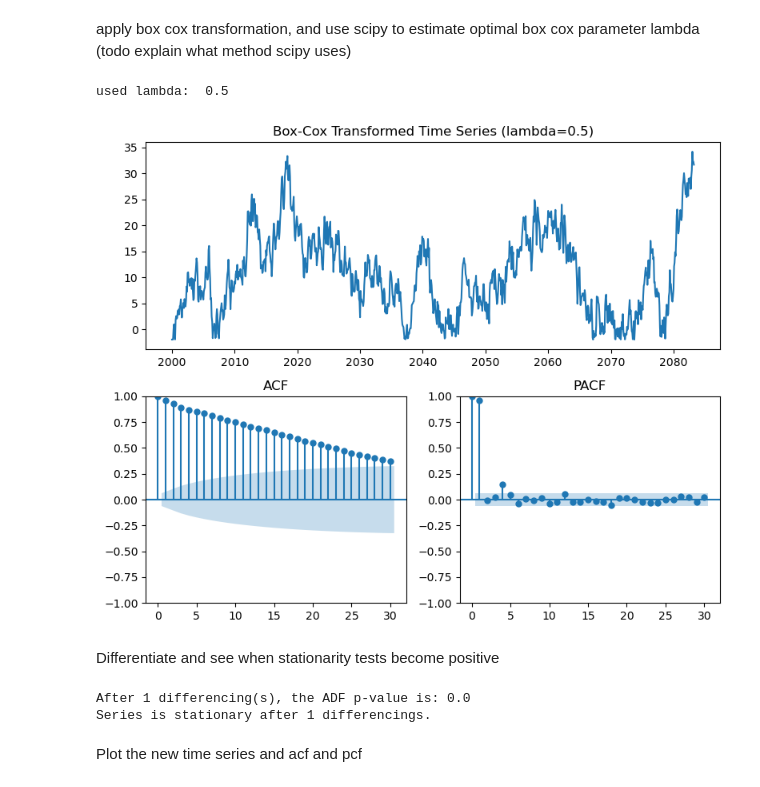
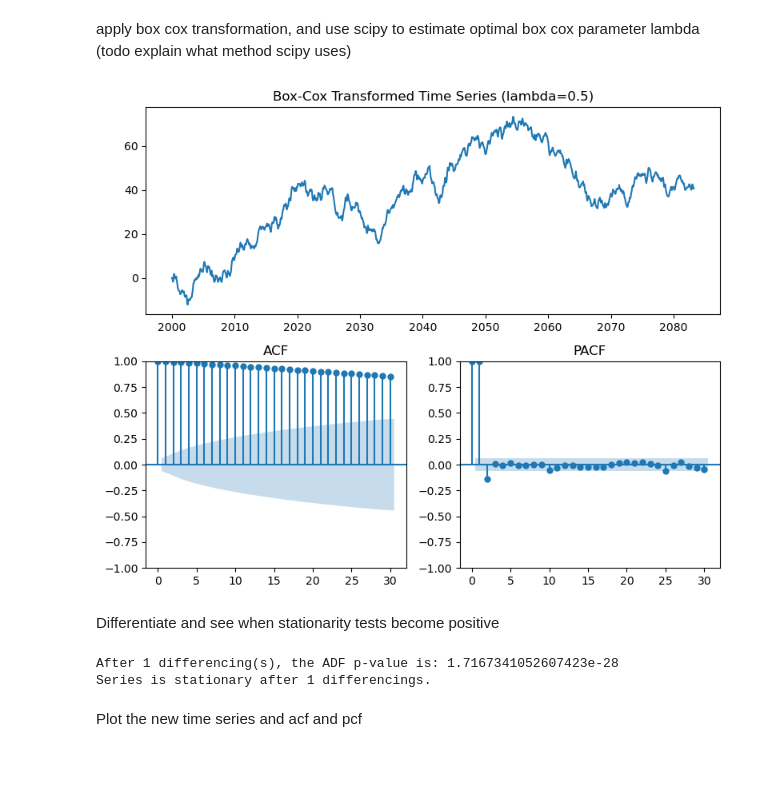
Before and after one commit to daniel-strauss/econometria, a Jupyter notebook: project_final.ipynb, the cells around one changed output. Drawn from its saved outputs; the diff is of its cells as text; code cells hidden in the pictures.

```diff
--- a/project_final.ipynb
+++ b/project_final.ipynb
@@ -34,12 +34,12 @@ def artificial_arima(p=np.array([]), d=0, q = np.array([]), f=lambda x:x, n = 10
 if test_with_artificial:
     n = 1000
     points = artificial_arima(
-        p = np.array([0,0.1,0.2]),
-        q = np.array([0,0.1]),
+        p = np.array([.1]),#np.array([0,0.1,0.2]),
+        q = np.array([.5]),#np.array([0,0.1]),
         d = 1,
-        f = lambda x:x**2,
+        #f = lambda x:x**2,
         n = n,
-        m = 0.01
+        #m = 0.01
     )
     dates = pd.date_range(start='2000-01-01', periods=n, freq='MS')
 
@@ -140,24 +140,23 @@ p value > 0.05 => we can not conclude stationarity
 apply box cox transformation, and use scipy to estimate optimal box cox parameter lambda (todo explain what method scipy uses)
 # %%
 from scipy import stats
-use_trafo = True
+use_trafo = False
 if use_trafo:
     # Apply Box-Cox transformation and estimate lambda
     lmbda = .5
     if lmbda is None:
         transformed_prices, lmbda = stats.boxcox(time_series_df["points"])
     else:
         transformed_prices = stats.boxcox(time_series_df["points"], lmbda =lmbda)
 
     # Store the transformed values back into the DataFrame
     time_series_df['T_points'] = transformed_prices
     print("used lambda: ", lmbda)
 else:
     time_series_df['T_points'] = time_series_df['points']
 plot_series(time_series_df['T_points'], f"Box-Cox Transformed Time Series (lambda={lmbda})")
 # %% [output]
-used lambda:  0.5
-[figure, old version]
+[figure, new version]
 # %% [markdown]
 Differentiate and see when stationarity tests become positive
 # %%
@@ -193,7 +192,7 @@ if get_adf_p_value(current_series) < alpha:
 else:
     print("Max differencings reached without achieving stationarity.")
 # %% [output]
-After 1 differencing(s), the ADF p-value is: 0.0
+After 1 differencing(s), the ADF p-value is: 1.7167341052607423e-28
 Series is stationary after 1 differencings.
 # %% [markdown]
 Plot the new time series and acf and pcf
```
Also changed, not shown: parts of 9 cells of this notebook.
